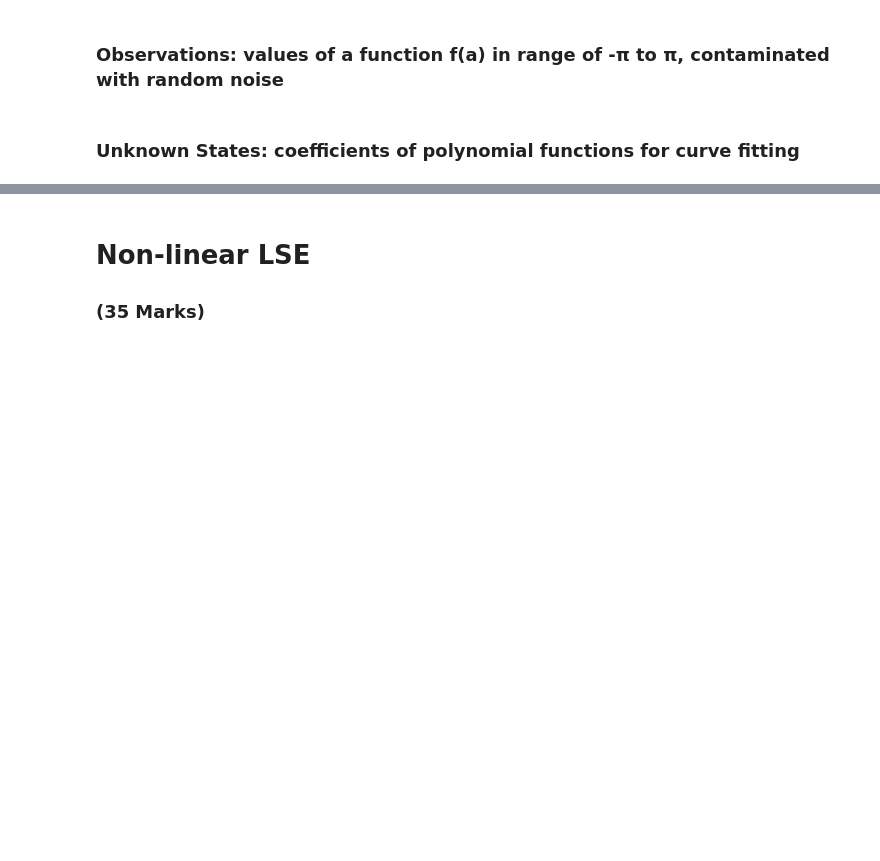
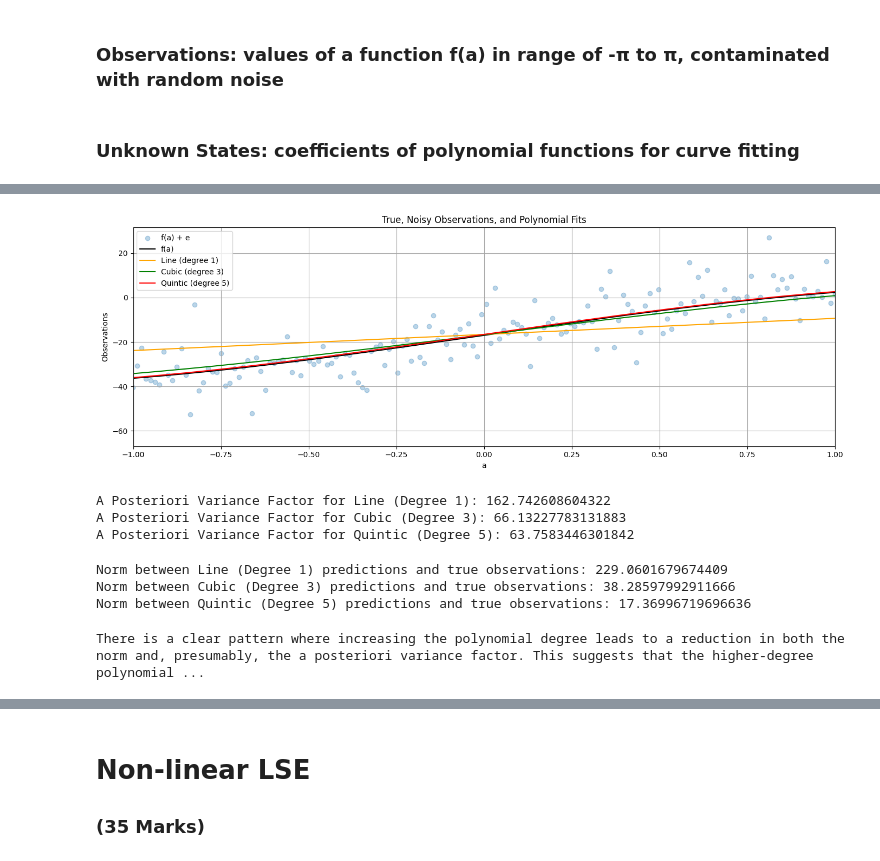
Before and after one commit to AkolawoleBodefakunle/engg680_2024_fall, a Jupyter notebook: Lab_Assignment2/Assignment2.ipynb, the cells around one changed output, grey strips where cells are left out. Saved outputs shown, nothing was run; the diff lists cells and outputs as text; code cells hidden in the pictures; blank space fills up the shorter version.

```diff
--- a/Lab_Assignment2/Assignment2.ipynb
+++ b/Lab_Assignment2/Assignment2.ipynb
@@ -127,6 +186,14 @@ def fit_polynomial_curve(a: np.ndarray, l: np.ndarray, P: np.ndarray, deg: int)
 # call the fit_polynomial_curve function and fetch the results
 # use polynomial degrees of: 1, 3 ,5
 # (1 marks)
+# Degree 1
+x_deg1, cov_x_deg1, apv_deg1, v_deg1 = fit_polynomial_curve(a, l, P, deg=1)
+
+# Degree 3
+x_deg3, cov_x_deg3, apv_deg3, v_deg3 = fit_polynomial_curve(a, l, P, deg=3)
+
+# Degree 5
+x_deg5, cov_x_deg5, apv_deg5, v_deg5 = fit_polynomial_curve(a, l, P, deg=5)
 deg = 1
 x, cov_x, apv, v = fit_polynomial_curve(a, l, P, deg)
 # %%
@@ -135,24 +202,58 @@ x, cov_x, apv, v = fit_polynomial_curve(a, l, P, deg)
 # hint: use polyval function from numpy library (check input argument carefully)
 # (1 marks)
 
-line_uw = #...
-cubic_uw = #...
-quintic_uw = #...
+
+line_uw =line_uw = np.polyval(x_deg1[::-1], a)
+cubic_uw =cubic_uw = np.polyval(x_deg3[::-1], a)
+quintic_uw =quintic_uw = np.polyval(x_deg5[::-1], a)
 # %%
 # step 8
 # use the matplotlib to plot each polynomial function, noisy observations l, true observations l_true, together in one single figure
 # for the polynomials of line, cubic and quintic, use color of orange, green and red respectively.
 # (2 marks)
 
 fig, ax = plt.subplots(nrows=1, ncols=1, figsize=(14, 5))
-# ...
+# Scatter plot for noisy observations
+ax.scatter(a, l, label="f(a) + e", color='tab:blue', marker='o', alpha=0.3)
+
+# Line plot for true observations
+ax.plot(a, l_true, label="f(a)", color='k')
+
+# Plot the line polynomial (degree 1) with orange color
+ax.plot(a, line_uw, label="Line (degree 1)", color='orange')
+
+# Plot the cubic polynomial (degree 3) with green color
+ax.plot(a, cubic_uw, label="Cubic (degree 3)", color='green')
+
+# Plot the quintic polynomial (degree 5) with red color
+ax.plot(a, quintic_uw, label="Quintic (degree 5)", color='red')
+
+# Include axis labels, legend, and title
+ax.set_xlabel('a')
+ax.set_ylabel('Observations')
+ax.set_title('True, Noisy Observations, and Polynomial Fits')
+
+# Set the x-axis range from -1 to 1
+ax.set_xlim(-1, 1)
+
+# Include a legend for all plots
+ax.legend()
 
 
 ax.grid(True, which='both',ls='-',color='0.65')
 
 fig.tight_layout()
+# %% [output]
+[figure, added]
 # %%
 # step 9
 # print the a posterier variance factor for each polynomial function
 # (3 marks)
-# ...
+
+print("A Posteriori Variance Factor for Line (Degree 1):", apv_deg1)
+print("A Posteriori Variance Factor for Cubic (Degree 3):", apv_deg3)
+print("A Posteriori Variance Factor for Quintic (Degree 5):", apv_deg5)
+# %% [output]
+A Posteriori Variance Factor for Line (Degree 1): 162.742608604322
+A Posteriori Variance Factor for Cubic (Degree 3): 66.13227783131883
+A Posteriori Variance Factor for Quintic (Degree 5): 63.7583446301842
@@ -164,8 +260,30 @@ fig.tight_layout()
+# %%
+# step 10
+# compute and print the norm between the predicted observations (output from each polynomial function) and the true observations
+# (3 marks)
+# Compute the norm between the line (degree 1) predictions and the true observations
+norm_line = np.linalg.norm(line_uw - l_true)
+print("Norm between Line (Degree 1) predictions and true observations:", norm_line)
+
+# Compute the norm between the cubic (degree 3) predictions and the true observations
+norm_cubic = np.linalg.norm(cubic_uw - l_true)
+print("Norm between Cubic (Degree 3) predictions and true observations:", norm_cubic)
+
+# Compute the norm between the quintic (degree 5) predictions and the true observations
+norm_quintic = np.linalg.norm(quintic_uw - l_true)
+print("Norm between Quintic (Degree 5) predictions and true observations:", norm_quintic)
+# %% [output]
+Norm between Line (Degree 1) predictions and true observations: 229.0601679674409
+Norm between Cubic (Degree 3) predictions and true observations: 38.28597992911666
+Norm between Quintic (Degree 5) predictions and true observations: 17.36996719696636
 # %%
 # step 11
 # comment on the results of a posterier variance factor and norm, what pattern do you observe
 # (2 marks)
-# ...
+#
+print("There is a clear pattern where increasing the polynomial degree leads to a reduction in both the norm and, presumably, the a posteriori variance factor. This suggests that the higher-degree polynomials provide a better approximation of the true observations.")
+# %% [output]
+There is a clear pattern where increasing the polynomial degree leads to a reduction in both the norm and, presumably, the a posteriori variance factor. This suggests that the higher-degree polynomial ...
 # %%
 # step 12
 # now, let's define the P matrix with the proper weights of observation
```
Also changed, not shown: parts of 14 cells of this notebook.
